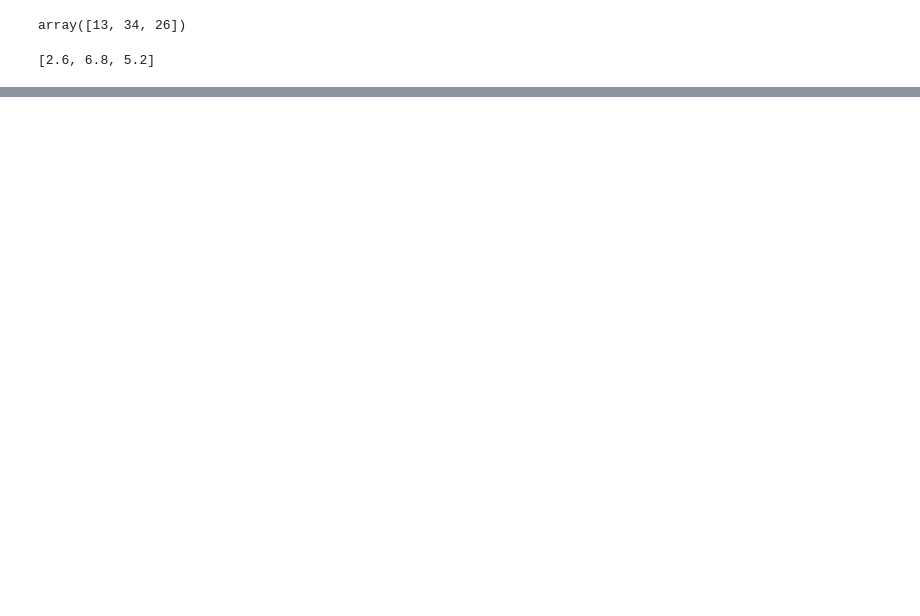
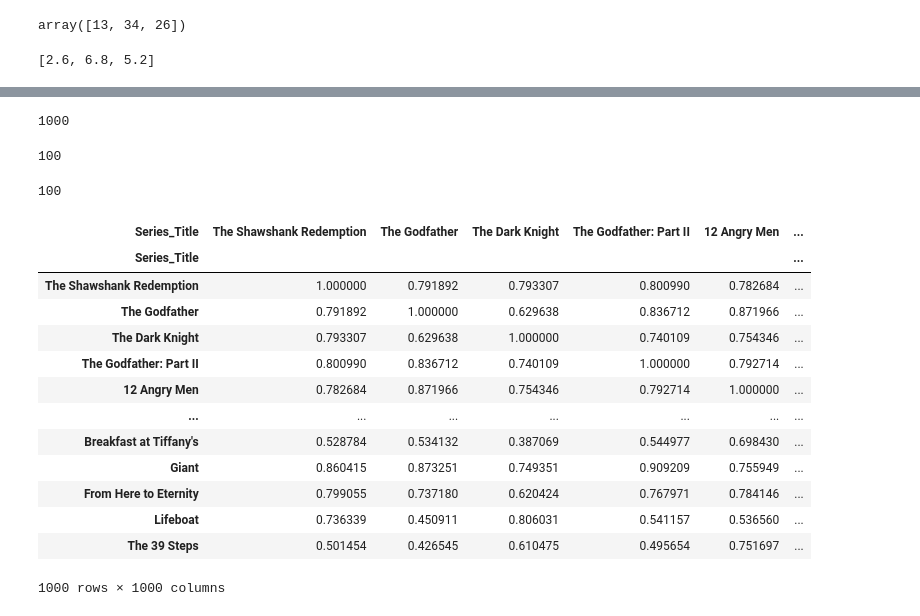
Before and after one commit to nursnaaz/FutureDataScienceLegends, a Jupyter notebook: 27. Text to Numbers - Cosine Similarity/RecommendationEngine.ipynb, the cells around one changed output, grey strips where cells are left out. Drawn from its saved outputs; the diff is of its cells as text; code cells hidden in the pictures; blank space fills up the shorter version.

```diff
--- a/27. Text to Numbers - Cosine Similarity/RecommendationEngine.ipynb
+++ b/27. Text to Numbers - Cosine Similarity/RecommendationEngine.ipynb
@@ -452,0 +466,16 @@ the movie is on romance = [2.6, 6.8, 5.2]
+# %%
+feature_vector = np.zeros(100,)
+nwords = 0
+vocabulary = set(model.wv.index_to_key)
+for word in tokenized_doc_data[0]:
+  if word in vocabulary:
+    nwords+=1
+  print("Word : ",word ,model.wv[word])
+  #doc 0 => 24*100 => 100
+
+  feature_vector = np.add(feature_vector,model.wv[word])
+
+
+print(len(feature_vector))
+print(nwords)
+np.divide(feature_vector,nwords)
@@ -452,0 +550,33 @@ the movie is on romance = [2.6, 6.8, 5.2]
+# %%
+# DOC2VEC
+import numpy as np
+
+def document_to_vector(documents, model):
+    vector_size = model.wv.vector_size
+    vocabulary = set(model.wv.index_to_key)
+    document_vectors = []
+    for document in documents:
+        feature_vector = np.zeros(vector_size,)
+        nwords = 0
+        for word in document:
+            if word in vocabulary:
+                nwords += 1
+                feature_vector = np.add(feature_vector, model.wv[word])
+        if nwords > 0:
+            feature_vector = np.divide(feature_vector, nwords)
+        document_vectors.append(feature_vector)
+    return np.array(document_vectors)
+
+document_vectors_array = document_to_vector(tokenized_doc_data, model)
+# %%
+len(document_vectors_array)
+# %% [output]
+1000
+# %%
+len(document_vectors_array[0])
+# %% [output]
+100
+# %%
+len(document_vectors_array[345])
+# %% [output]
+100
@@ -452,0 +585,19 @@ the movie is on romance = [2.6, 6.8, 5.2]
+# %%
+doc_similarity = pd.DataFrame(cosine_similarity(document_vectors_array), columns= data['Series_Title'], index = data['Series_Title'])
+# %%
+doc_similarity
+# %% [output]
+| Series_Title | The Shawshank Redemption | The Godfather | The Dark Knight | The Godfather: Part II | 12 Angry Men | ... |
+| Series_Title |  |  |  |  |  | ... |
+| The Shawshank Redemption | 1.000000 | 0.791892 | 0.793307 | 0.800990 | 0.782684 | ... |
+| The Godfather | 0.791892 | 1.000000 | 0.629638 | 0.836712 | 0.871966 | ... |
+| The Dark Knight | 0.793307 | 0.629638 | 1.000000 | 0.740109 | 0.754346 | ... |
+| The Godfather: Part II | 0.800990 | 0.836712 | 0.740109 | 1.000000 | 0.792714 | ... |
+| 12 Angry Men | 0.782684 | 0.871966 | 0.754346 | 0.792714 | 1.000000 | ... |
+| ... | ... | ... | ... | ... | ... | ... |
+| Breakfast at Tiffany's | 0.528784 | 0.534132 | 0.387069 | 0.544977 | 0.698430 | ... |
+| Giant | 0.860415 | 0.873251 | 0.749351 | 0.909209 | 0.755949 | ... |
+| From Here to Eternity | 0.799055 | 0.737180 | 0.620424 | 0.767971 | 0.784146 | ... |
+| Lifeboat | 0.736339 | 0.450911 | 0.806031 | 0.541157 | 0.536560 | ... |
+| The 39 Steps | 0.501454 | 0.426545 | 0.610475 | 0.495654 | 0.751697 | ... |
+1000 rows × 1000 columns
```
Also changed, not shown: parts of 24 cells of this notebook, 2 other files.
